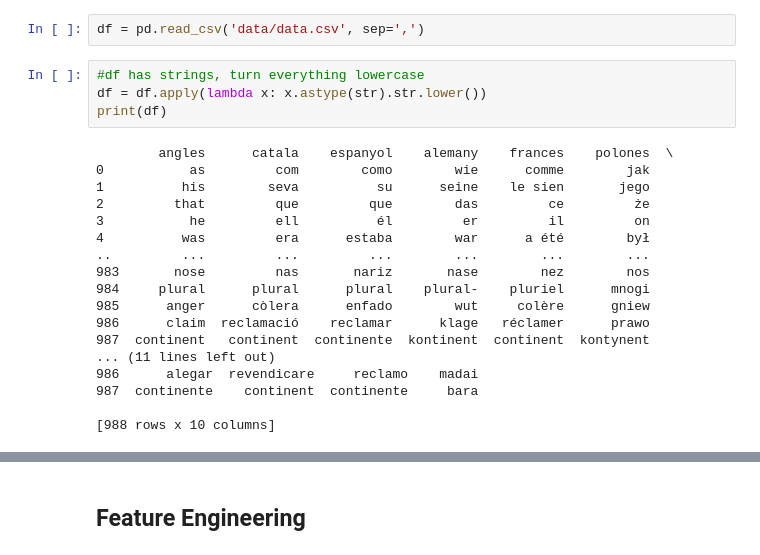
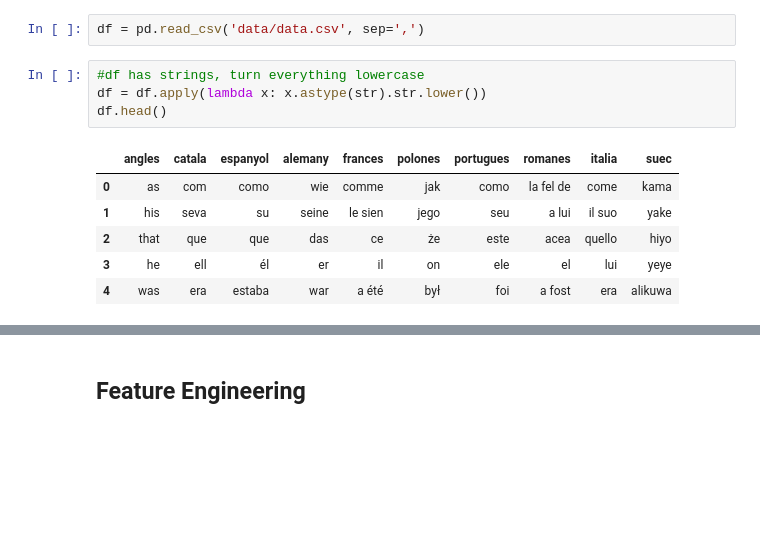
Before and after one commit to jsalisburyv/Machine-Learning, a Jupyter notebook: Practica1/Practica.ipynb, the cells around one changed output, grey strips where cells are left out. Cells and saved outputs as stored; diff of their text form; blank space fills up the shorter version.

```diff
--- a/Practica1/Practica.ipynb
+++ b/Practica1/Practica.ipynb
@@ -14,22 +14,11 @@ df = pd.read_csv('data/data.csv', sep=',')
 # %%
 #df has strings, turn everything lowercase
 df = df.apply(lambda x: x.astype(str).str.lower())
-print(df)
+df.head()
 # %% [output]
-        angles      catala    espanyol    alemany    frances    polones  \
-0           as         com        como        wie      comme        jak
-1          his        seva          su      seine    le sien       jego
-2         that         que         que        das         ce         że
-3           he         ell          él         er         il         on
-4          was         era      estaba        war      a été        był
-..         ...         ...         ...        ...        ...        ...
-983       nose         nas       nariz       nase        nez        nos
-984     plural      plural      plural    plural-    pluriel      mnogi
-985      anger      còlera      enfado        wut     colère      gniew
-986      claim  reclamació    reclamar      klage   réclamer      prawo
-987  continent   continent  continente  kontinent  continent  kontynent
-... (11 lines left out)
-986      alegar  revendicare     reclamo    madai
-987  continente    continent  continente     bara
-
-[988 rows x 10 columns]
+|  | angles | catala | espanyol | alemany | frances | polones | portugues | romanes | italia | suec |
+| 0 | as | com | como | wie | comme | jak | como | la fel de | come | kama |
+| 1 | his | seva | su | seine | le sien | jego | seu | a lui | il suo | yake |
+| 2 | that | que | que | das | ce | że | este | acea | quello | hiyo |
+| 3 | he | ell | él | er | il | on | ele | el | lui | yeye |
+| 4 | was | era | estaba | war | a été | był | foi | a fost | era | alikuwa |
```
Also changed, not shown: parts of 9 cells of this notebook.
